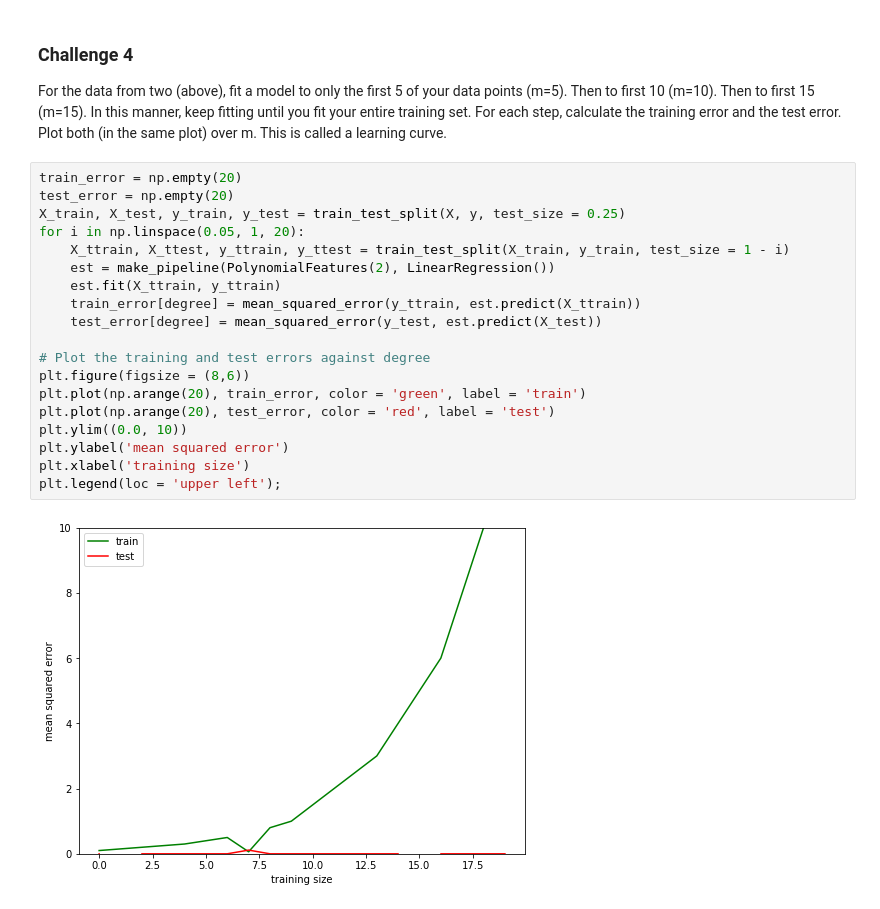
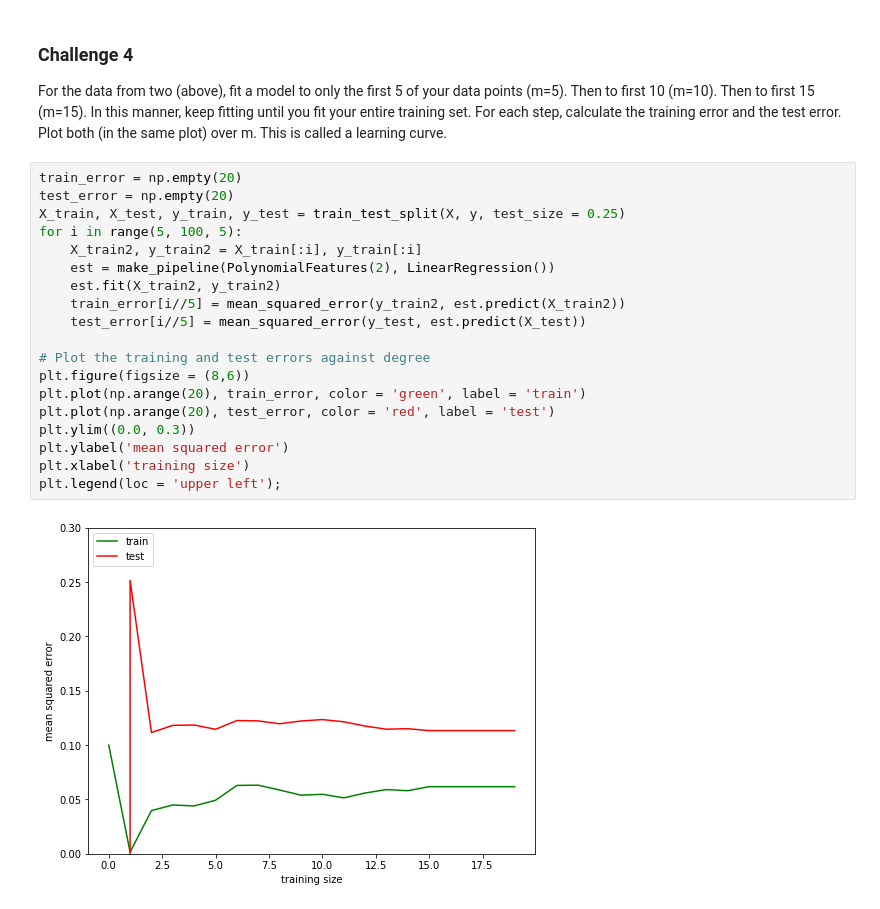
Before and after one commit to cliuless/ds_again, a Jupyter notebook: student_submissions/challenges/06_linear_learning/kim_sungwan/challenges_set_6_sungwan.ipynb, the cells around one changed output. Drawn from its saved outputs; the diff is of its cells as text.

```diff
--- a/student_submissions/challenges/06_linear_learning/kim_sungwan/challenges_set_6_sungwan.ipynb
+++ b/student_submissions/challenges/06_linear_learning/kim_sungwan/challenges_set_6_sungwan.ipynb
@@ -133,21 +133,21 @@ For the data from two (above), fit a model to only the first 5 of your data poin
 # %%
 train_error = np.empty(20)
 test_error = np.empty(20)
 X_train, X_test, y_train, y_test = train_test_split(X, y, test_size = 0.25)
-for i in np.linspace(0.05, 1, 20):
-    X_ttrain, X_ttest, y_ttrain, y_ttest = train_test_split(X_train, y_train, test_size = 1 - i)
+for i in range(5, 100, 5):
+    X_train2, y_train2 = X_train[:i], y_train[:i]
     est = make_pipeline(PolynomialFeatures(2), LinearRegression())
-    est.fit(X_ttrain, y_ttrain)
-    train_error[degree] = mean_squared_error(y_ttrain, est.predict(X_ttrain))
-    test_error[degree] = mean_squared_error(y_test, est.predict(X_test))
+    est.fit(X_train2, y_train2)
+    train_error[i//5] = mean_squared_error(y_train2, est.predict(X_train2))
+    test_error[i//5] = mean_squared_error(y_test, est.predict(X_test))
 
 # Plot the training and test errors against degree
 plt.figure(figsize = (8,6))
 plt.plot(np.arange(20), train_error, color = 'green', label = 'train')
 plt.plot(np.arange(20), test_error, color = 'red', label = 'test')
-plt.ylim((0.0, 10))
+plt.ylim((0.0, 0.3))
 plt.ylabel('mean squared error')
 plt.xlabel('training size')
 plt.legend(loc = 'upper left');
 # %% [output]
-[figure, old version]
+[figure, new version]
```
